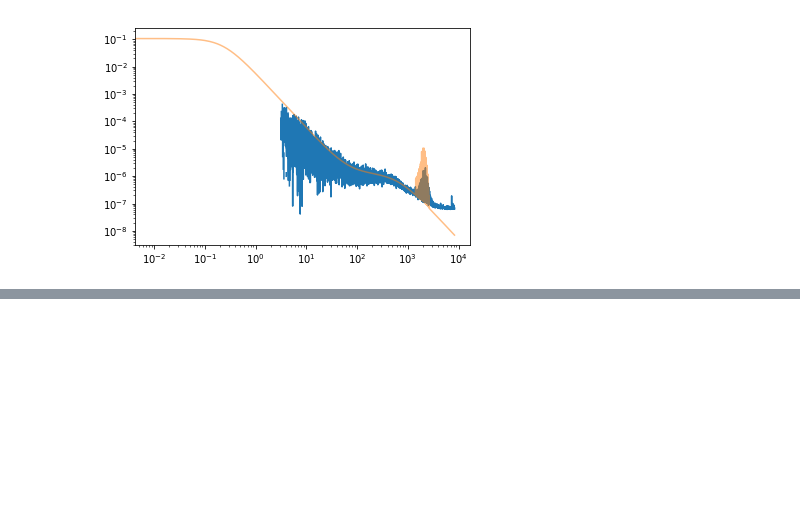
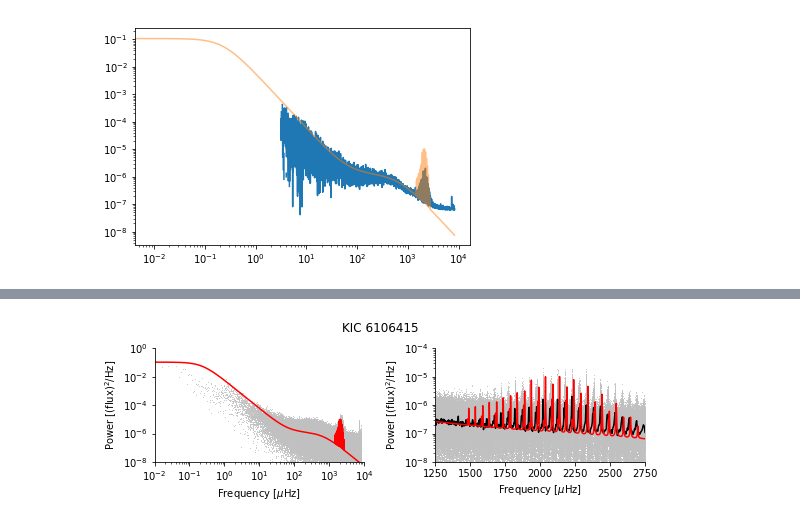
Before and after one commit to bmorris3/shocksgo, a Jupyter notebook: notebooks/validation_KIC6106415.ipynb, the cells around one changed output, grey strips where cells are left out. Saved outputs shown, nothing was run; the diff lists cells and outputs as text; code cells hidden in the pictures; blank space fills up the shorter version.

```diff
--- a/notebooks/validation_KIC6106415.ipynb
+++ b/notebooks/validation_KIC6106415.ipynb
@@ -161,0 +164,31 @@ plt.ylim([1e-8, 1e-4])
+# %%
+psd = kernel.get_psd(2*np.pi*freqs*1e-6)
+
+fig, ax = plt.subplots(1, 2, figsize=(8, 2.5))
+# ax[0].loglog(binned_freq, binned_power)
+ax[0].loglog(freqs, powers, marker=',', lw=0, alpha=0.8, rasterized=True, color='silver')
+
+ax[0].loglog(freqs, psd, color='r')
+ax[0].set_xlim([1e-2, 1e4])
+ax[0].set_ylim([1e-8, 1e0])
+ax[0].set_xlabel('Frequency [$\mu$Hz]')
+ax[0].set_ylabel('Power [(flux)$^2$/Hz]')
+
+ax[1].semilogy(freqs, powers, marker=',', lw=0, alpha=0.8, rasterized=True, color='silver')
+ax[1].semilogy(binned_freq, binned_power, color='k')
+ax[1].semilogy(freqs, psd, color='r')
+ax[1].set_xlim([1250, 2750])
+ax[1].set_ylim([1e-8, 1e-4])
+ax[1].set_xlabel('Frequency [$\mu$Hz]')
+ax[1].set_ylabel('Power [(flux)$^2$/Hz]')
+
+for s in ['right', 'top']:
+    for axis in ax:
+        axis.spines[s].set_visible(False)
+
+fig.tight_layout()
+fig.suptitle('KIC 6106415', va='bottom')
+
+fig.savefig('paper_plots/kic610.pdf', bbox_inches='tight', dpi=300)
+# %% [output]
+[figure, added]
```
Also changed, not shown: parts of 2 cells of this notebook, 6 other files.
